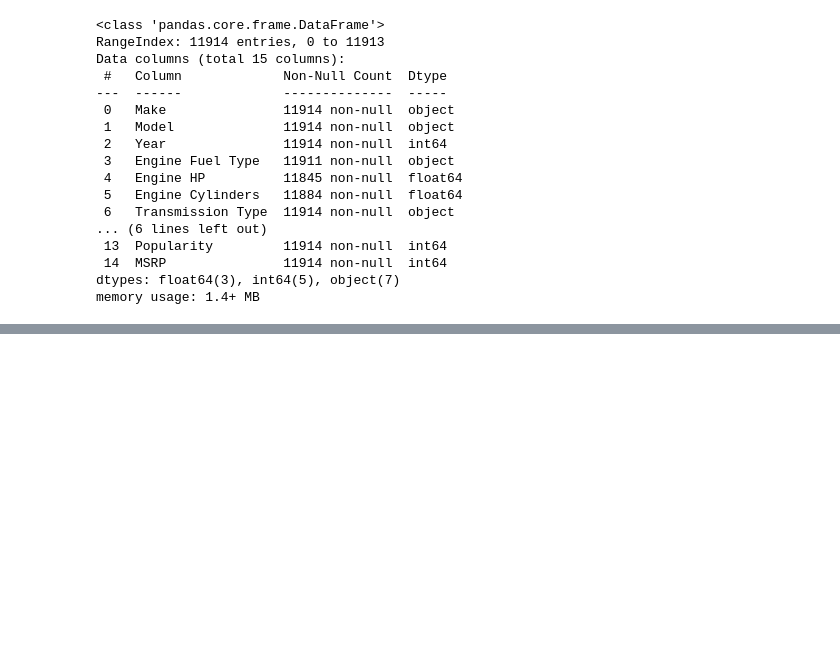
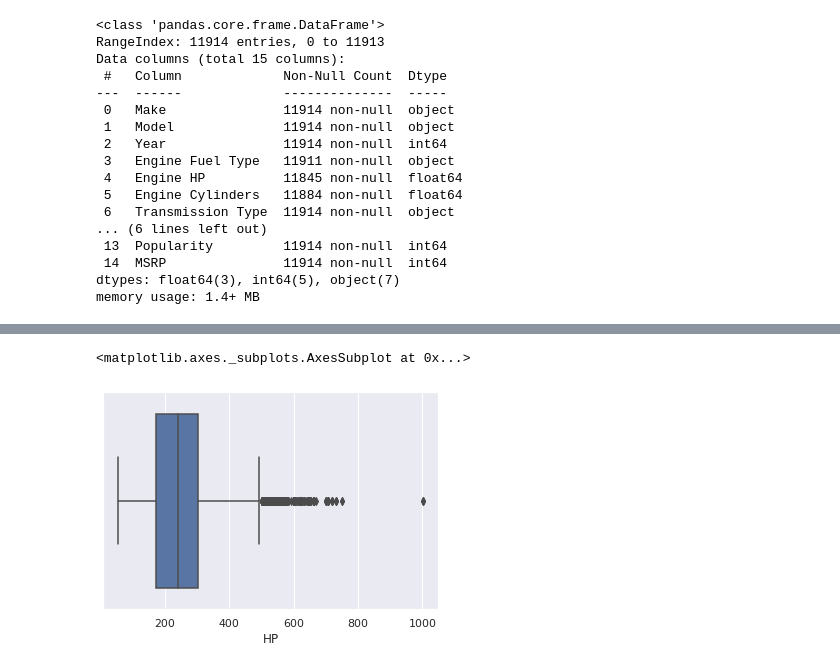
Before and after one commit to Archana9991/Exploratory-Data-Analysis-of-Car-Features, a Jupyter notebook: project.ipynb, the cells around one changed output, grey strips where cells are left out. Drawn from its saved outputs; the diff is of its cells as text; code cells hidden in the pictures; blank space fills up the shorter version.

```diff
--- a/project.ipynb
+++ b/project.ipynb
@@ -70,0 +215,5 @@ car_data["Engine Fuel Type"].fillna(value='unknown',implace=True)
+# %%
+sns.boxplot(x=car_data['HP'])
+# %% [output]
+<matplotlib.axes._subplots.AxesSubplot at 0x...>
+[figure, added]
```
Also changed, not shown: parts of 32 cells of this notebook.
